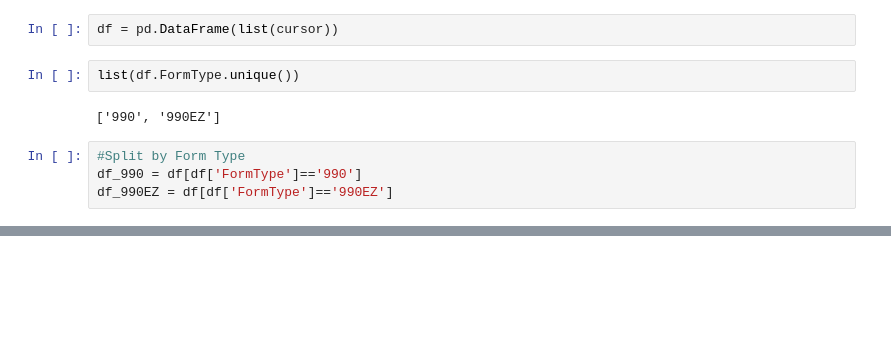
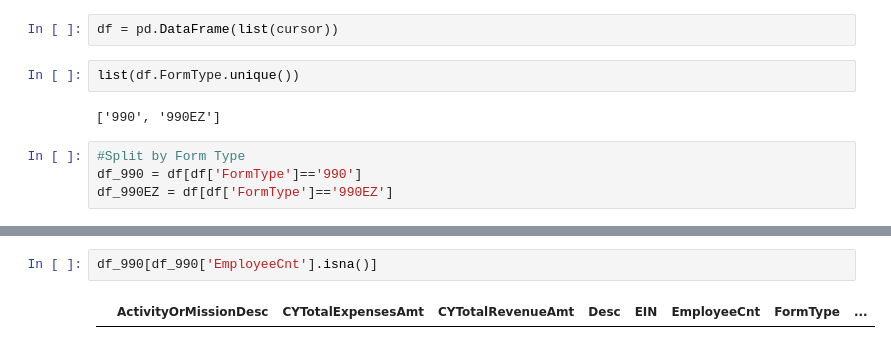
Before and after one commit to mas-dse-jcreyesc/capstone, a Jupyter notebook: DataExploration/MongoDB Filtering.ipynb, the cells around one changed output, grey strips where cells are left out. Saved outputs shown, nothing was run; the diff lists cells and outputs as text; blank space fills up the shorter version.

```diff
--- a/DataExploration/MongoDB Filtering.ipynb
+++ b/DataExploration/MongoDB Filtering.ipynb
@@ -121,0 +242,4 @@ df_990EZ
+# %%
+df_990[df_990['EmployeeCnt'].isna()]
+# %% [output]
+|  | ActivityOrMissionDesc | CYTotalExpensesAmt | CYTotalRevenueAmt | Desc | EIN | EmployeeCnt | FormType | ... |
```
Also changed, not shown: parts of 14 cells of this notebook.
